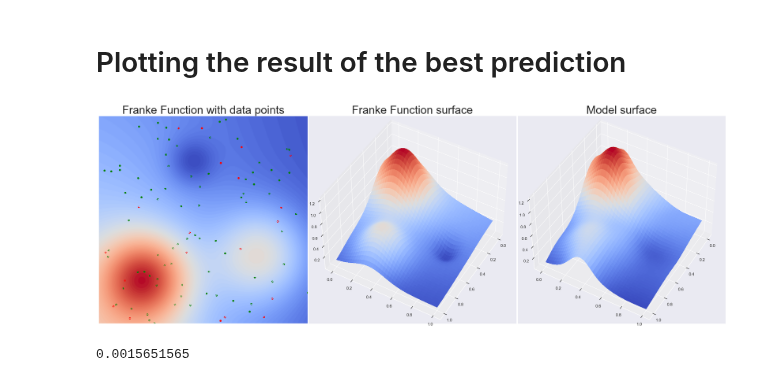
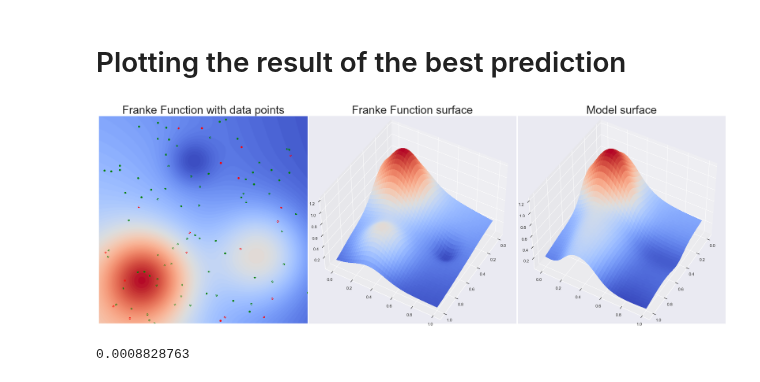
Before and after one commit to Trond01/Project2_FYS-STK4155, a Jupyter notebook: Runs/bc.ipynb, the cells around one changed output. Cells and saved outputs as stored; diff of their text form; code cells hidden in the pictures.

Commit message:
final figure

```diff
--- a/Runs/bc.ipynb
+++ b/Runs/bc.ipynb
@@ -477,37 +477,37 @@ def plot_neural_network_franke_prediction(xp, yp, zp, test_index, beta_dict, mea
 
     # Plot surface
     plot_surface(xp, yp, zp,test_index, x_mesh,y_mesh,z_mesh,filename=filename)
 
 ### Fix a seed for sampling and initialisation to get consistent results
 np.random.seed(41)
 
 # Sample points and split in train and test
 num_points = 100
 split=0.2
 data = r2_sampling(num_points)
 x, y, z = data["x"], data["y"], data["z"]
 
 # Features are the scaled coordinates x and y
 X = np.array([np.array([x[i][0], y[i][0]]) for i in range(len(x))])
 X, means, var = scale_feature_matrix(X)
 X_train, y_train, X_test, y_test, test_index = train_test_split(X, z, split)
 
-N_hidden = 3
-node_hidden = 16
+N_hidden = 4
+node_hidden = 7
 activation = nn.tanh
 act_name="tanh"
 epochs = 1000
 lr=0.01
 lam=0.00001
 
 model = get_neural_network_model(N_hidden, activation=activation)
 result = single_run(X, z, lr=lr, lam=lam, epochs=epochs, hidden_layer_num=N_hidden, node_per_hidden=node_hidden, hidden_activation=activation, plot_or_not=False, test_index=test_index)
 
 filename = filepath_location + f"lr={lr}_lambda={lam}_hidden_activation_func={act_name}_epochs={epochs}_hid={N_hidden}_node={node_hidden}___FINAL_surface.png"
 plot_neural_network_franke_prediction(x, y, z, test_index, result["beta_final"], means, var, filename=filename)
 # %% [output]
-[figure, old version]
+[figure, new version]
 # %%
 print(result["test_loss_list"][-1])
 # %% [output]
-0.0015651565
+0.0008828763
```
Also changed, not shown: 1 other file.
